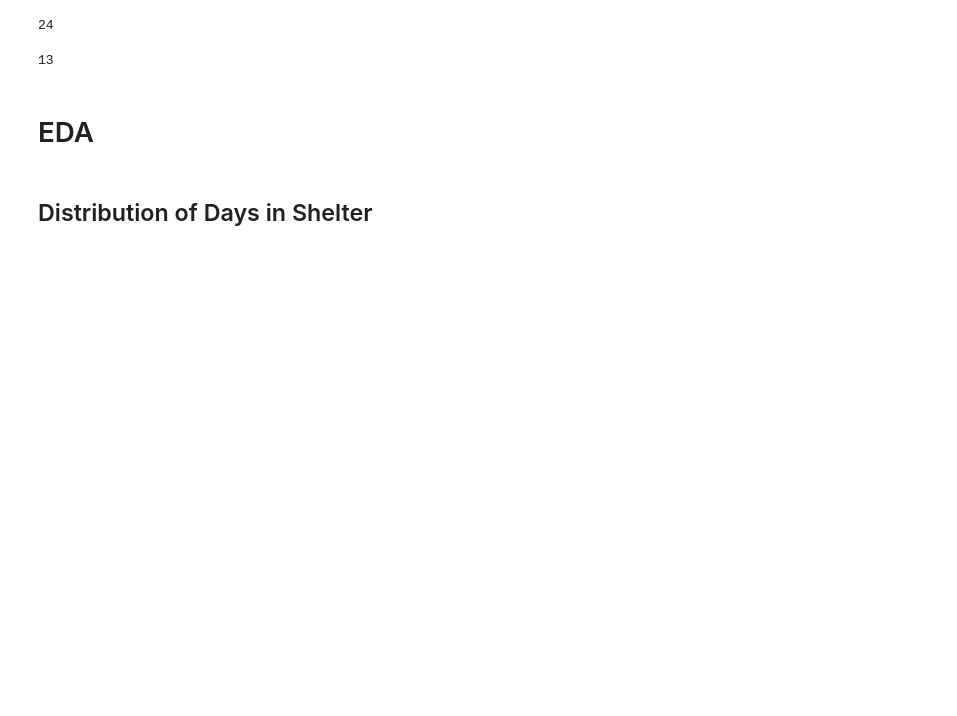
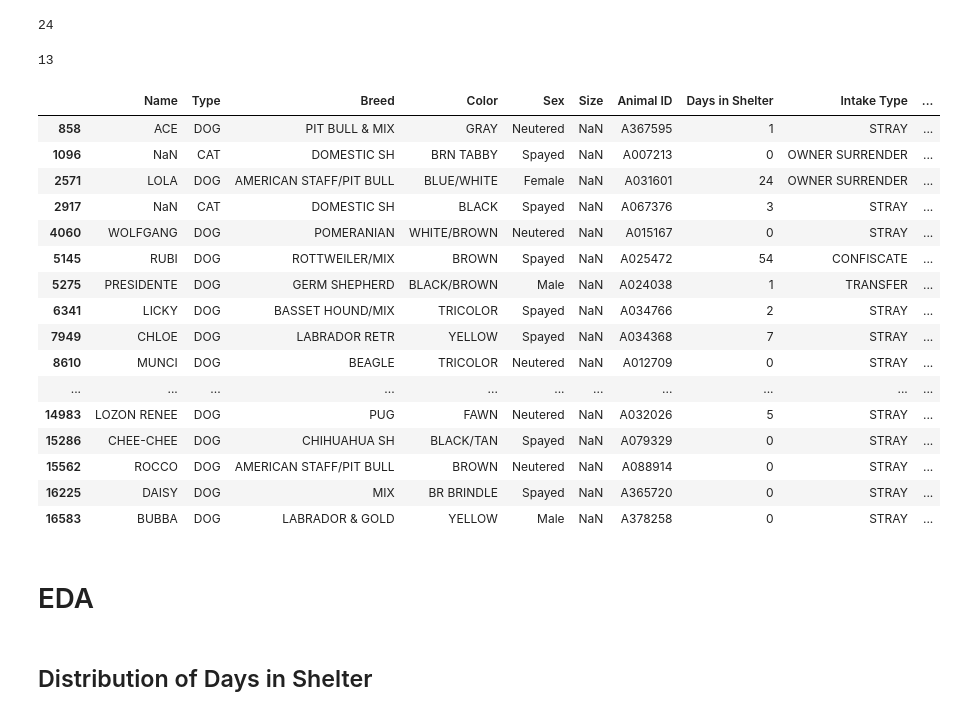
Before and after one commit to MsJacksonIYN/PetAdoptionClassification, a Jupyter notebook: EDA&DataCleaning.ipynb, the cells around one changed output. Cells and saved outputs as stored; diff of their text form; code cells hidden in the pictures; blank space fills up the shorter version.

```diff
--- a/EDA&DataCleaning.ipynb
+++ b/EDA&DataCleaning.ipynb
@@ -692,3 +692,23 @@ df['Intake Subtype'].nunique()
 df['Intake Jurisdiction'].nunique()
 # %% [output]
 13
+# %%
+df[df['Size'].isnull()]
+# %% [output]
+|  | Name | Type | Breed | Color | Sex | Size | Animal ID | Days in Shelter | Intake Type | ... |
+| 858 | ACE | DOG | PIT BULL & MIX | GRAY | Neutered | NaN | A367595 | 1 | STRAY | ... |
+| 1096 | NaN | CAT | DOMESTIC SH | BRN TABBY | Spayed | NaN | A007213 | 0 | OWNER SURRENDER | ... |
+| 2571 | LOLA | DOG | AMERICAN STAFF/PIT BULL | BLUE/WHITE | Female | NaN | A031601 | 24 | OWNER SURRENDER | ... |
+| 2917 | NaN | CAT | DOMESTIC SH | BLACK | Spayed | NaN | A067376 | 3 | STRAY | ... |
+| 4060 | WOLFGANG | DOG | POMERANIAN | WHITE/BROWN | Neutered | NaN | A015167 | 0 | STRAY | ... |
+| 5145 | RUBI | DOG | ROTTWEILER/MIX | BROWN | Spayed | NaN | A025472 | 54 | CONFISCATE | ... |
+| 5275 | PRESIDENTE | DOG | GERM SHEPHERD | BLACK/BROWN | Male | NaN | A024038 | 1 | TRANSFER | ... |
+| 6341 | LICKY | DOG | BASSET HOUND/MIX | TRICOLOR | Spayed | NaN | A034766 | 2 | STRAY | ... |
+| 7949 | CHLOE | DOG | LABRADOR RETR | YELLOW | Spayed | NaN | A034368 | 7 | STRAY | ... |
+| 8610 | MUNCI | DOG | BEAGLE | TRICOLOR | Neutered | NaN | A012709 | 0 | STRAY | ... |
+| ... | ... | ... | ... | ... | ... | ... | ... | ... | ... | ... |
+| 14983 | LOZON RENEE | DOG | PUG | FAWN | Neutered | NaN | A032026 | 5 | STRAY | ... |
+| 15286 | CHEE-CHEE | DOG | CHIHUAHUA SH | BLACK/TAN | Spayed | NaN | A079329 | 0 | STRAY | ... |
+| 15562 | ROCCO | DOG | AMERICAN STAFF/PIT BULL | BROWN | Neutered | NaN | A088914 | 0 | STRAY | ... |
+| 16225 | DAISY | DOG | MIX | BR BRINDLE | Spayed | NaN | A365720 | 0 | STRAY | ... |
+| 16583 | BUBBA | DOG | LABRADOR & GOLD | YELLOW | Male | NaN | A378258 | 0 | STRAY | ... |
```
Also changed, not shown: parts of 1 cell of this notebook, 2 other files.
